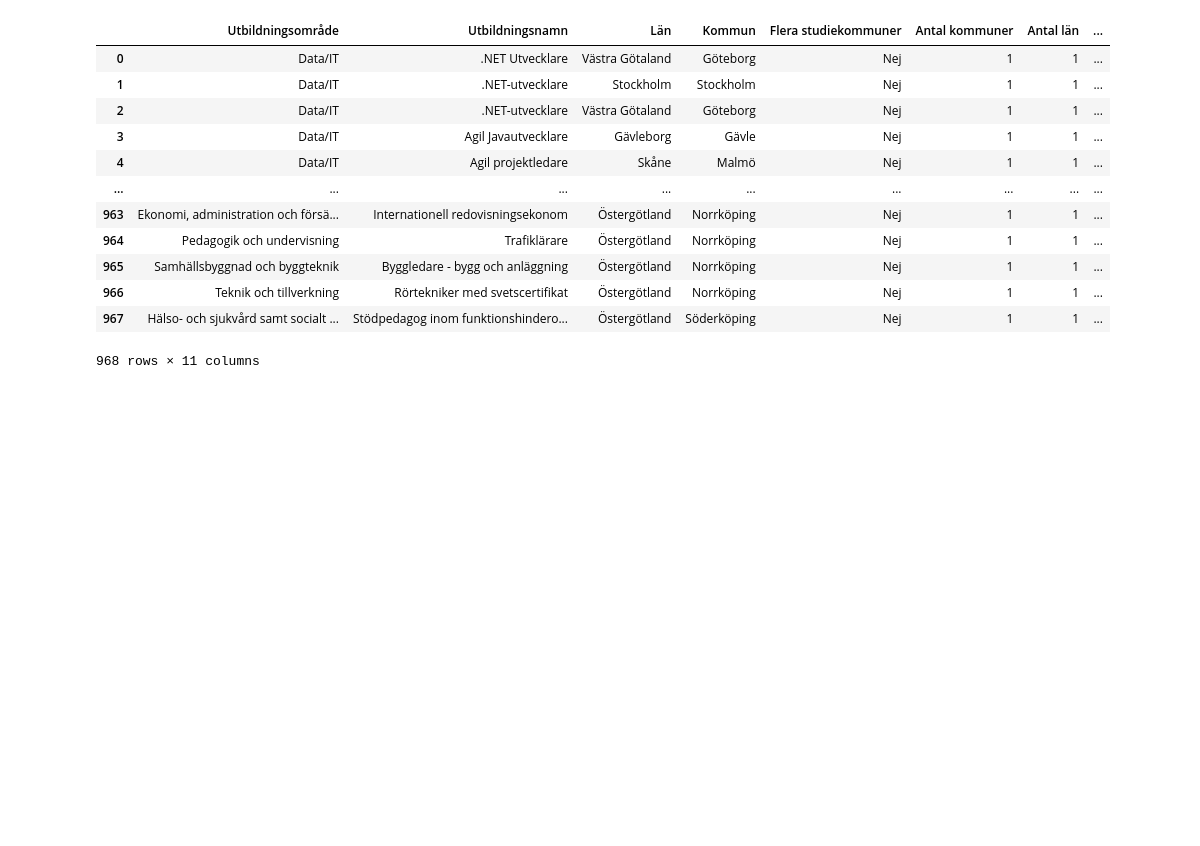
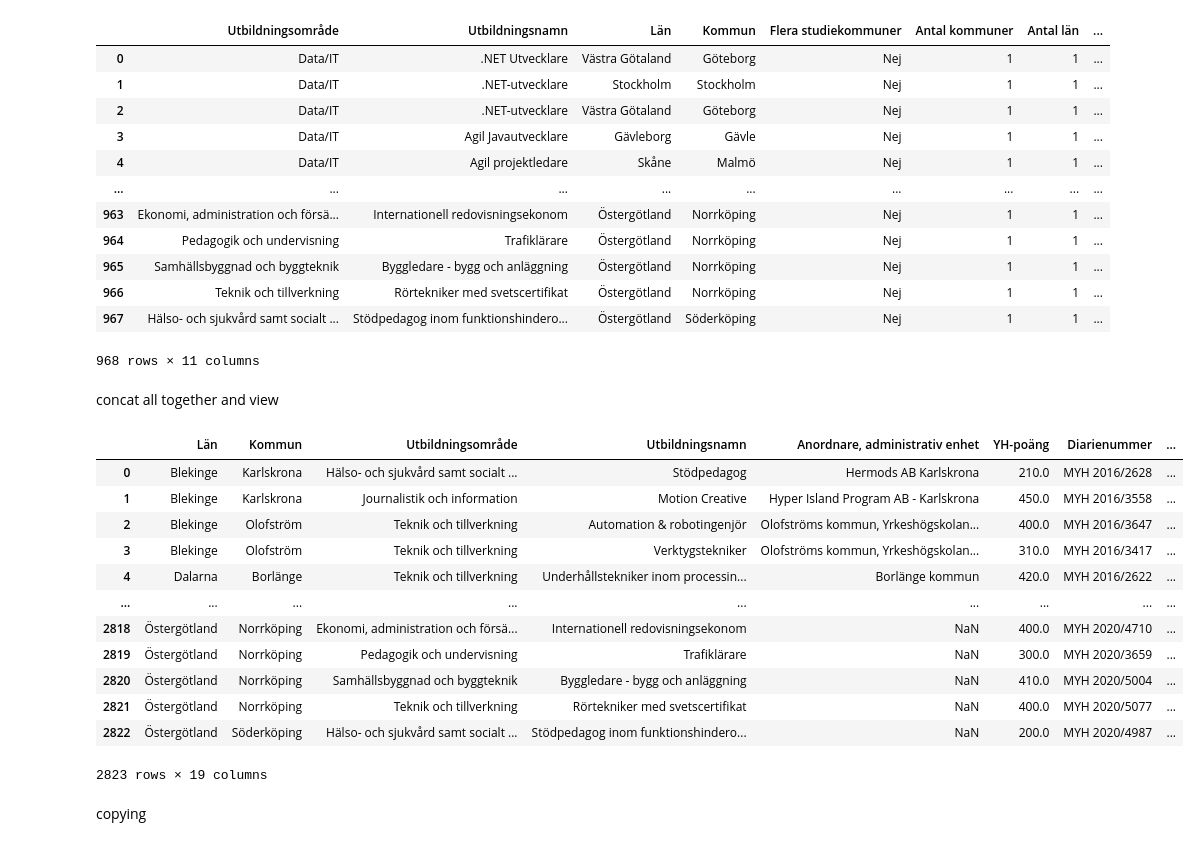
Before and after one commit to LAjoyan/EDA_Pandas, a Jupyter notebook: part_2/part_2.ipynb, the cells around one changed output. Drawn from its saved outputs; the diff is of its cells as text; code cells hidden in the pictures; blank space fills up the shorter version.

Commit message:
concatenated all years together and made a copy of it

```diff
--- a/part_2/part_2.ipynb
+++ b/part_2/part_2.ipynb
@@ -183,3 +183,24 @@ df2020
 | 966 | Teknik och tillverkning | Rörtekniker med svetscertifikat | Östergötland | Norrköping | Nej | 1 | 1 | ... |
 | 967 | Hälso- och sjukvård samt socialt ... | Stödpedagog inom funktionshindero... | Östergötland | Söderköping | Nej | 1 | 1 | ... |
 968 rows × 11 columns
+# %% [markdown]
+concat all together and view
+# %%
+df = pd.concat([df2016, df2017, df2018, df2019, df2020], ignore_index=True)
+df
+# %% [output]
+|  | Län | Kommun | Utbildningsområde | Utbildningsnamn | Anordnare, administrativ enhet | YH-poäng | Diarienummer | ... |
+| 0 | Blekinge | Karlskrona | Hälso- och sjukvård samt socialt ... | Stödpedagog | Hermods AB Karlskrona | 210.0 | MYH 2016/2628 | ... |
+| 1 | Blekinge | Karlskrona | Journalistik och information | Motion Creative | Hyper Island Program AB - Karlskrona | 450.0 | MYH 2016/3558 | ... |
+| 2 | Blekinge | Olofström | Teknik och tillverkning | Automation & robotingenjör | Olofströms kommun, Yrkeshögskolan... | 400.0 | MYH 2016/3647 | ... |
+| 3 | Blekinge | Olofström | Teknik och tillverkning | Verktygstekniker | Olofströms kommun, Yrkeshögskolan... | 310.0 | MYH 2016/3417 | ... |
+| 4 | Dalarna | Borlänge | Teknik och tillverkning | Underhållstekniker inom processin... | Borlänge kommun | 420.0 | MYH 2016/2622 | ... |
+| ... | ... | ... | ... | ... | ... | ... | ... | ... |
+| 2818 | Östergötland | Norrköping | Ekonomi, administration och försä... | Internationell redovisningsekonom | NaN | 400.0 | MYH 2020/4710 | ... |
+| 2819 | Östergötland | Norrköping | Pedagogik och undervisning | Trafiklärare | NaN | 300.0 | MYH 2020/3659 | ... |
+| 2820 | Östergötland | Norrköping | Samhällsbyggnad och byggteknik | Byggledare - bygg och anläggning | NaN | 410.0 | MYH 2020/5004 | ... |
+| 2821 | Östergötland | Norrköping | Teknik och tillverkning | Rörtekniker med svetscertifikat | NaN | 400.0 | MYH 2020/5077 | ... |
+| 2822 | Östergötland | Söderköping | Hälso- och sjukvård samt socialt ... | Stödpedagog inom funktionshindero... | NaN | 200.0 | MYH 2020/4987 | ... |
+2823 rows × 19 columns
+# %% [markdown]
+copying
```
Also changed, not shown: parts of 1 cell of this notebook, 1 other file.
